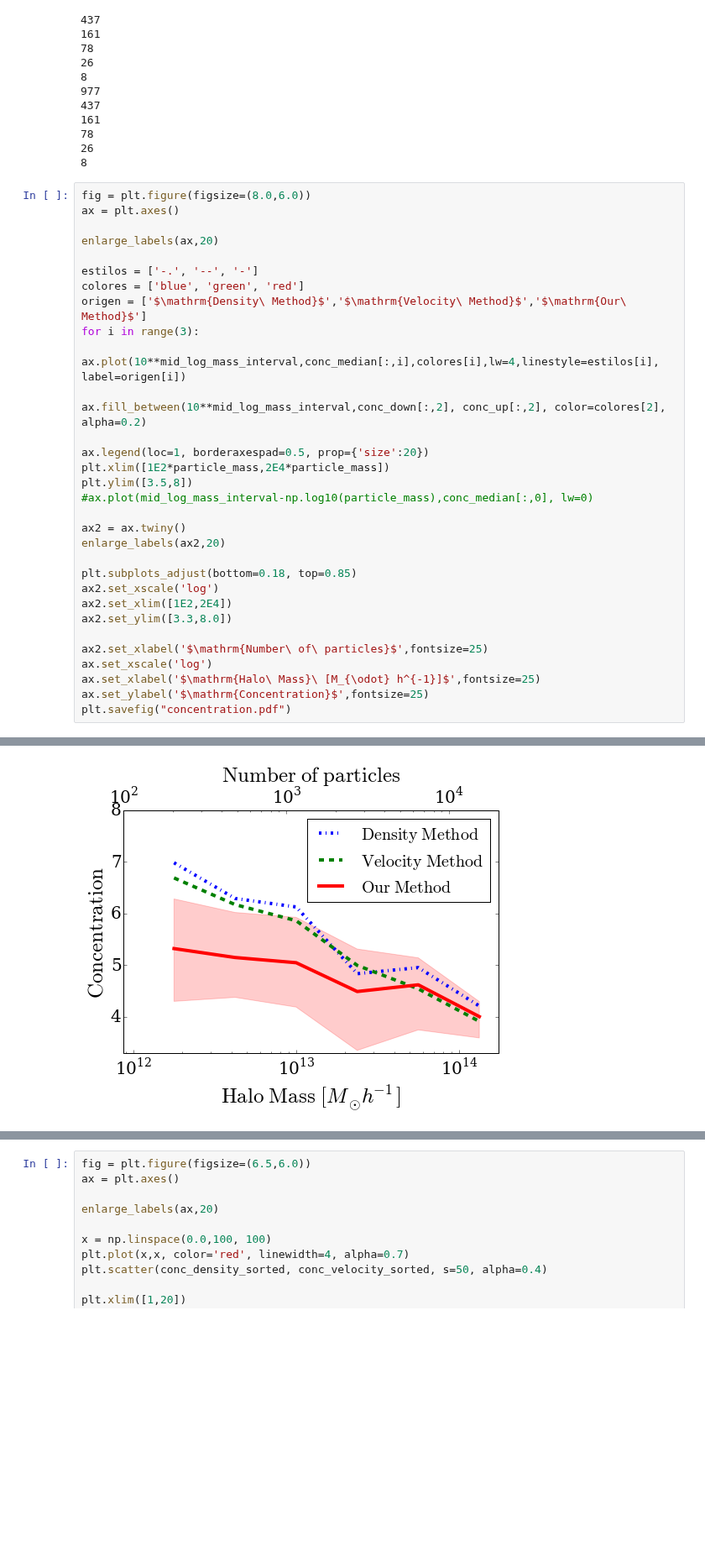
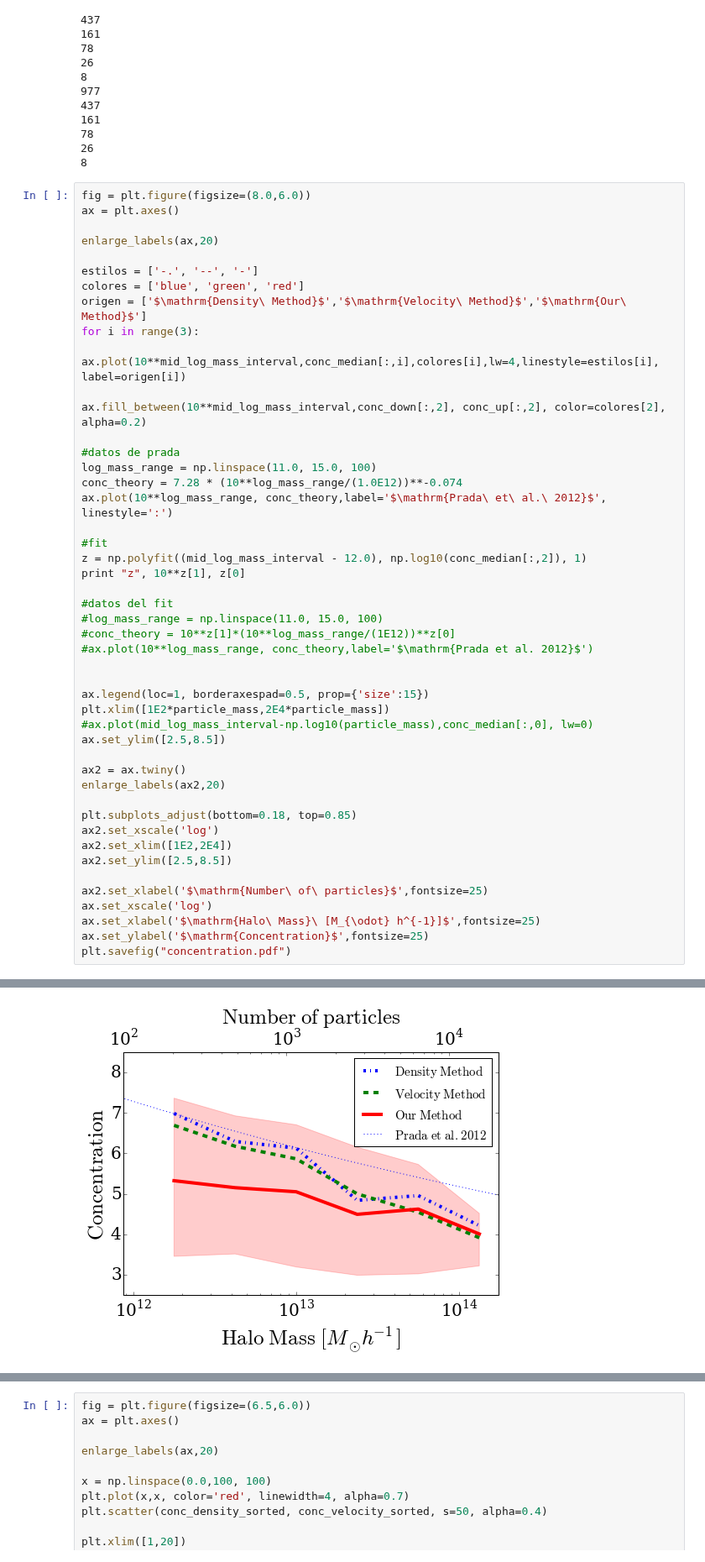
Before and after one commit to astroandes/MACH, a Jupyter notebook: plots/ComparisonPlots.ipynb, the cells around one changed output, grey strips where cells are left out. Shown at 84% size. Cells and saved outputs as stored; diff of their text form; blank space fills up the shorter version.

Commit message:
updated comparison plots notebook

```diff
--- a/plots/ComparisonPlots.ipynb
+++ b/plots/ComparisonPlots.ipynb
@@ -116,10 +120,25 @@ for i in range(3):
 
 ax.fill_between(10**mid_log_mass_interval,conc_down[:,2], conc_up[:,2], color=colores[2], alpha=0.2)
 
-ax.legend(loc=1, borderaxespad=0.5, prop={'size':20})
+#datos de prada
+log_mass_range = np.linspace(11.0, 15.0, 100)
+conc_theory = 7.28 * (10**log_mass_range/(1.0E12))**-0.074
+ax.plot(10**log_mass_range, conc_theory,label='$\mathrm{Prada\ et\ al.\ 2012}$', linestyle=':')
+
+#fit
+z = np.polyfit((mid_log_mass_interval - 12.0), np.log10(conc_median[:,2]), 1)
+print "z", 10**z[1], z[0]
+
+#datos del fit
+#log_mass_range = np.linspace(11.0, 15.0, 100)
+#conc_theory = 10**z[1]*(10**log_mass_range/(1E12))**z[0]
+#ax.plot(10**log_mass_range, conc_theory,label='$\mathrm{Prada et al. 2012}$')
+
+
+ax.legend(loc=1, borderaxespad=0.5, prop={'size':15})
 plt.xlim([1E2*particle_mass,2E4*particle_mass])
-plt.ylim([3.5,8])
 #ax.plot(mid_log_mass_interval-np.log10(particle_mass),conc_median[:,0], lw=0)
+ax.set_ylim([2.5,8.5])
 
 ax2 = ax.twiny()
 enlarge_labels(ax2,20)
@@ -127,7 +146,7 @@ enlarge_labels(ax2,20)
 plt.subplots_adjust(bottom=0.18, top=0.85)
 ax2.set_xscale('log')
 ax2.set_xlim([1E2,2E4])
-ax2.set_ylim([3.3,8.0])
+ax2.set_ylim([2.5,8.5])
 
 ax2.set_xlabel('$\mathrm{Number\ of\ particles}$',fontsize=25)
 ax.set_xscale('log')
@@ -138,4 +158,4 @@ plt.savefig("concentration.pdf")
-[figure, old version]
+[figure, new version]
 # %%
 index_greater = np.where(log_mass_density>12.5)
 index_greater = index_greater[0]
```
Also changed, not shown: parts of 23 cells of this notebook.
